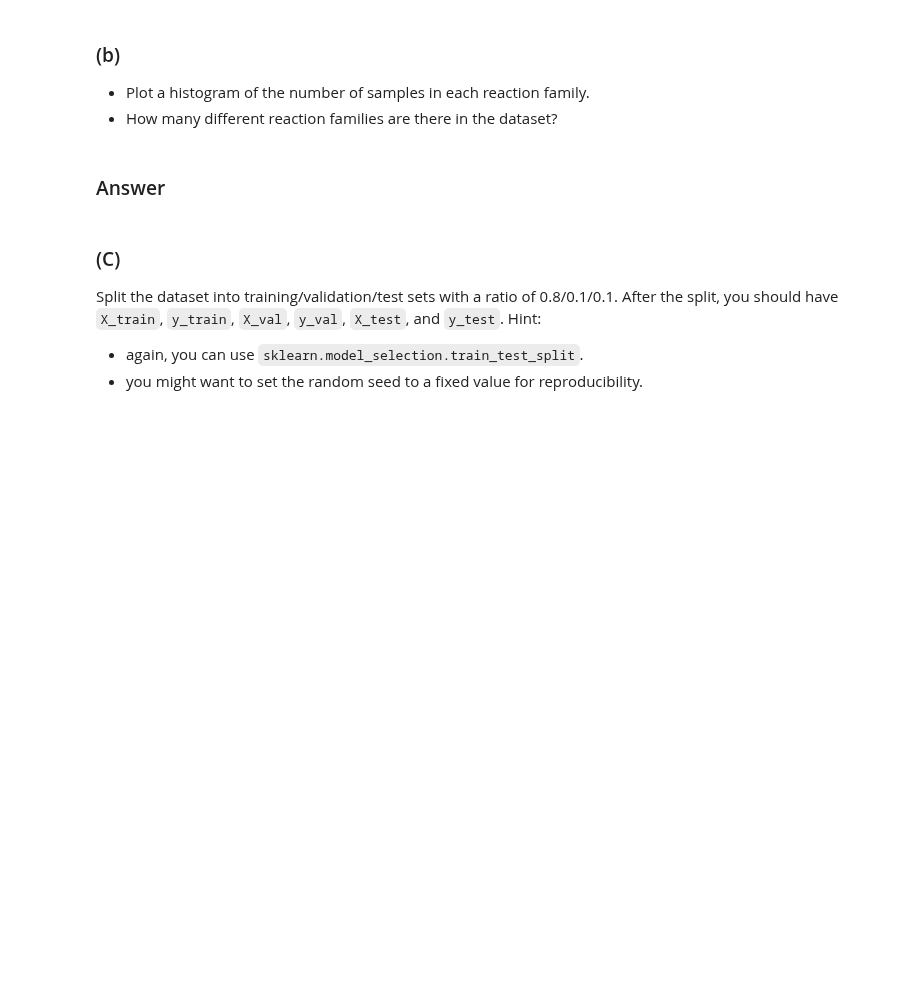
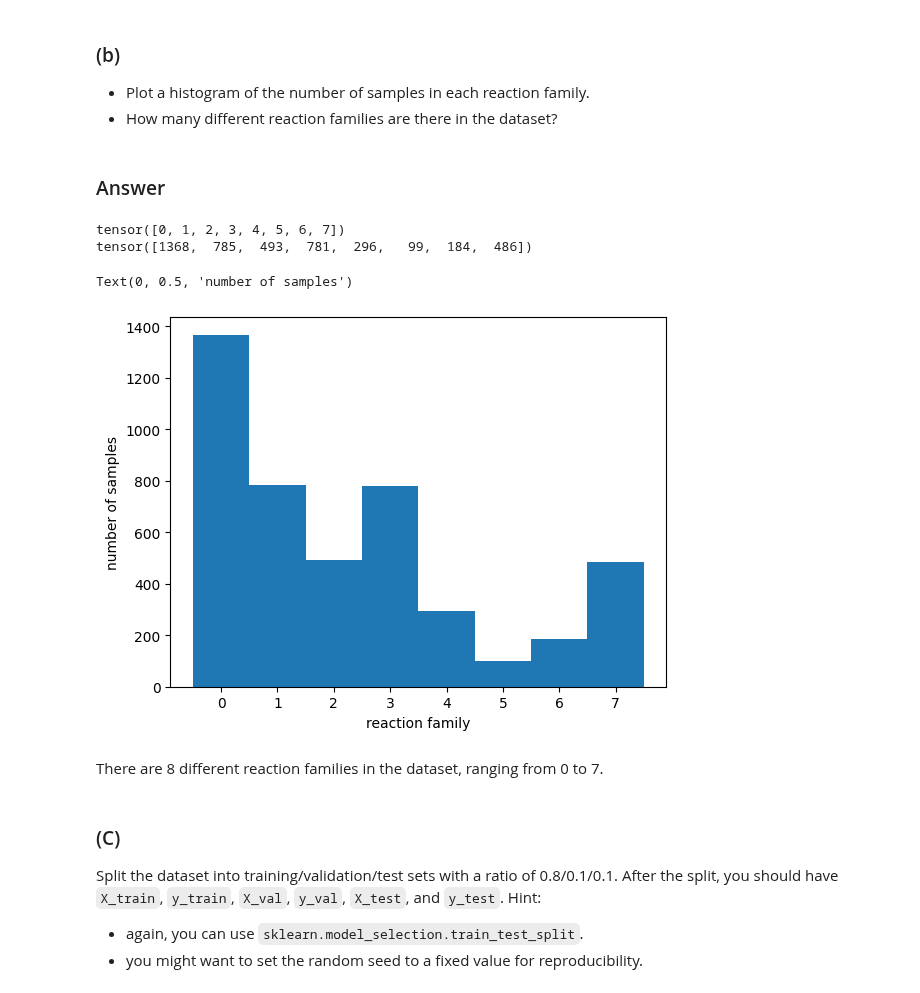
Before and after one commit to tieuandpepper/CHEE6397_HWs, a Jupyter notebook: HW4/hw4-Kevin_Tieu-1902070.ipynb, the cells around one changed output. Saved outputs shown, nothing was run; the diff lists cells and outputs as text; code cells hidden in the pictures; blank space fills up the shorter version.

```diff
--- a/HW4/hw4-Kevin_Tieu-1902070.ipynb
+++ b/HW4/hw4-Kevin_Tieu-1902070.ipynb
@@ -54,0 +58,6 @@ Note, DON'T use the data file from HW3. (I've changed the label be to 0-based in
+# %%
+X = np.load("reaction_features_finetuned-hw4.npy")
+y = np.load("reaction_super_family_finetuned-hw4.npy")
+X = torch.tensor(X)
+y = torch.tensor(y)
+type(y)
@@ -59,6 +72,23 @@ Note, DON'T use the data file from HW3. (I've changed the label be to 0-based in
 - How many different reaction families are there in the dataset?
 # %% [markdown]
 ### Answer
+# %%
+print(torch.unique(y))
+print(torch.bincount(y))
+# %% [output]
+tensor([0, 1, 2, 3, 4, 5, 6, 7])
+tensor([1368,  785,  493,  781,  296,   99,  184,  486])
+# %%
+import matplotlib.pyplot as plt
+fig, ax = plt.subplots()
+ax.hist(y, bins=[0,1,2,3,4,5,6,7,8], align='left')
+ax.set_xlabel("reaction family")
+ax.set_ylabel("number of samples")
+# %% [output]
+Text(0, 0.5, 'number of samples')
+[figure, added]
+# %% [markdown]
+There are 8 different reaction families in the dataset, ranging from 0 to 7.
 # %% [markdown]
 ### (C)
 
```
Also changed, not shown: parts of 13 cells of this notebook, 1 other file.
